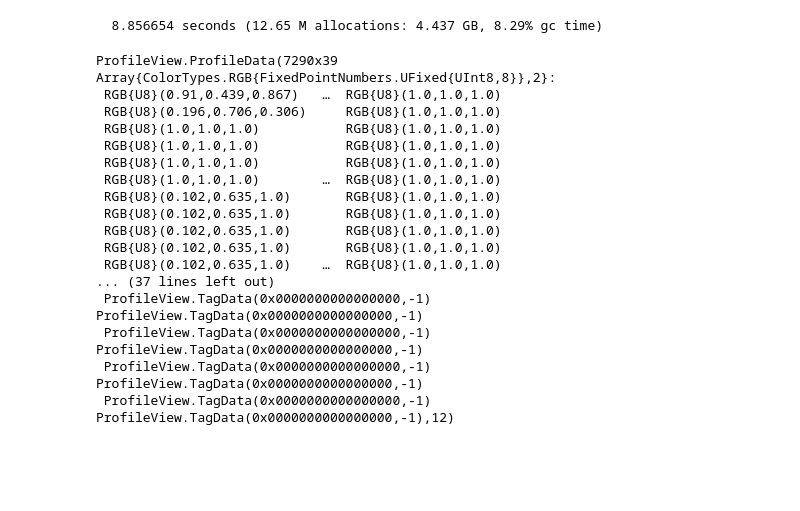
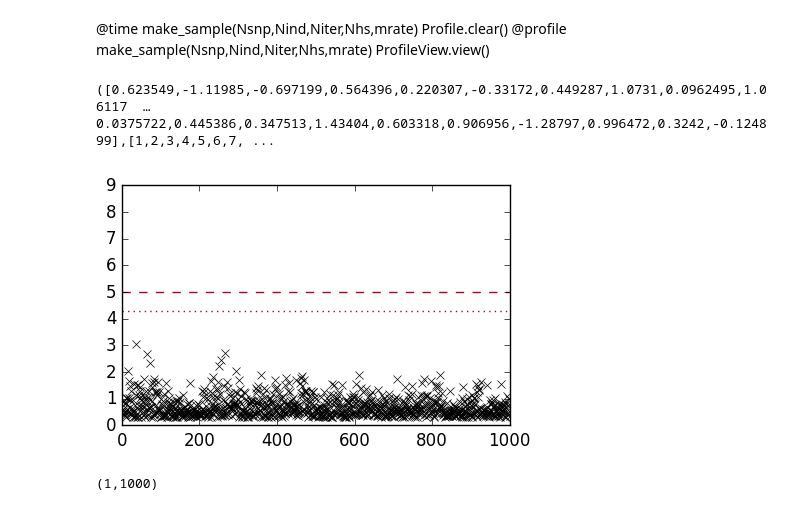
Before and after one commit to jonalm/FakeGeno, a Jupyter notebook: work.ipynb, the cells around one changed output. Saved outputs shown, nothing was run; the diff lists cells and outputs as text; code cells hidden in the pictures; blank space fills up the shorter version.

```diff
--- a/work.ipynb
+++ b/work.ipynb
@@ -168,25 +229 @@ showmatrix(cormat,cmap="bwr", minmax=[-1,1])
 PyObject <matplotlib.axes._axes.Axes object at 0x...>
-# %%
-@time make_sample(Nsnp,Nind,Niter,Nhs,mrate)
-Profile.clear()
-@profile make_sample(Nsnp,Nind,Niter,Nhs,mrate)
-ProfileView.view()
-# %% [output]
-  8.856654 seconds (12.65 M allocations: 4.437 GB, 8.29% gc time)
-ProfileView.ProfileData(7290x39 Array{ColorTypes.RGB{FixedPointNumbers.UFixed{UInt8,8}},2}:
- RGB{U8}(0.91,0.439,0.867)   …  RGB{U8}(1.0,1.0,1.0)
- RGB{U8}(0.196,0.706,0.306)     RGB{U8}(1.0,1.0,1.0)
- RGB{U8}(1.0,1.0,1.0)           RGB{U8}(1.0,1.0,1.0)
- RGB{U8}(1.0,1.0,1.0)           RGB{U8}(1.0,1.0,1.0)
- RGB{U8}(1.0,1.0,1.0)           RGB{U8}(1.0,1.0,1.0)
- RGB{U8}(1.0,1.0,1.0)        …  RGB{U8}(1.0,1.0,1.0)
- RGB{U8}(0.102,0.635,1.0)       RGB{U8}(1.0,1.0,1.0)
- RGB{U8}(0.102,0.635,1.0)       RGB{U8}(1.0,1.0,1.0)
- RGB{U8}(0.102,0.635,1.0)       RGB{U8}(1.0,1.0,1.0)
- RGB{U8}(0.102,0.635,1.0)       RGB{U8}(1.0,1.0,1.0)
- RGB{U8}(0.102,0.635,1.0)    …  RGB{U8}(1.0,1.0,1.0)
-... (37 lines left out)
- ProfileView.TagData(0x0000000000000000,-1)     ProfileView.TagData(0x0000000000000000,-1)
- ProfileView.TagData(0x0000000000000000,-1)     ProfileView.TagData(0x0000000000000000,-1)
- ProfileView.TagData(0x0000000000000000,-1)     ProfileView.TagData(0x0000000000000000,-1)
- ProfileView.TagData(0x0000000000000000,-1)     ProfileView.TagData(0x0000000000000000,-1),12)
@@ -198,0 +230,18 @@ unique(Int[iseven(i) ? i-1:i for i in a])
+# %% [markdown]
+@time make_sample(Nsnp,Nind,Niter,Nhs,mrate)
+Profile.clear()
+@profile make_sample(Nsnp,Nind,Niter,Nhs,mrate)
+ProfileView.view()
+# %%
+prevalence = 0.1
+casecontrol = rand(Nind).<prevalence;
+
+
+(zscores,snpvec) = GWAS(pop, casecontrol)
+# %% [output]
+([0.623549,-1.11985,-0.697199,0.564396,0.220307,-0.33172,0.449287,1.0731,0.0962495,1.06117  …  0.0375722,0.445386,0.347513,1.43404,0.603318,0.906956,-1.28797,0.996472,0.3242,-0.124899],[1,2,3,4,5,6,7, ...
+# %%
+manhattanplot(zscores, snpvec)
+# %% [output]
+[figure, added]
+(1,1000)
```
Also changed, not shown: parts of 9 cells of this notebook.
